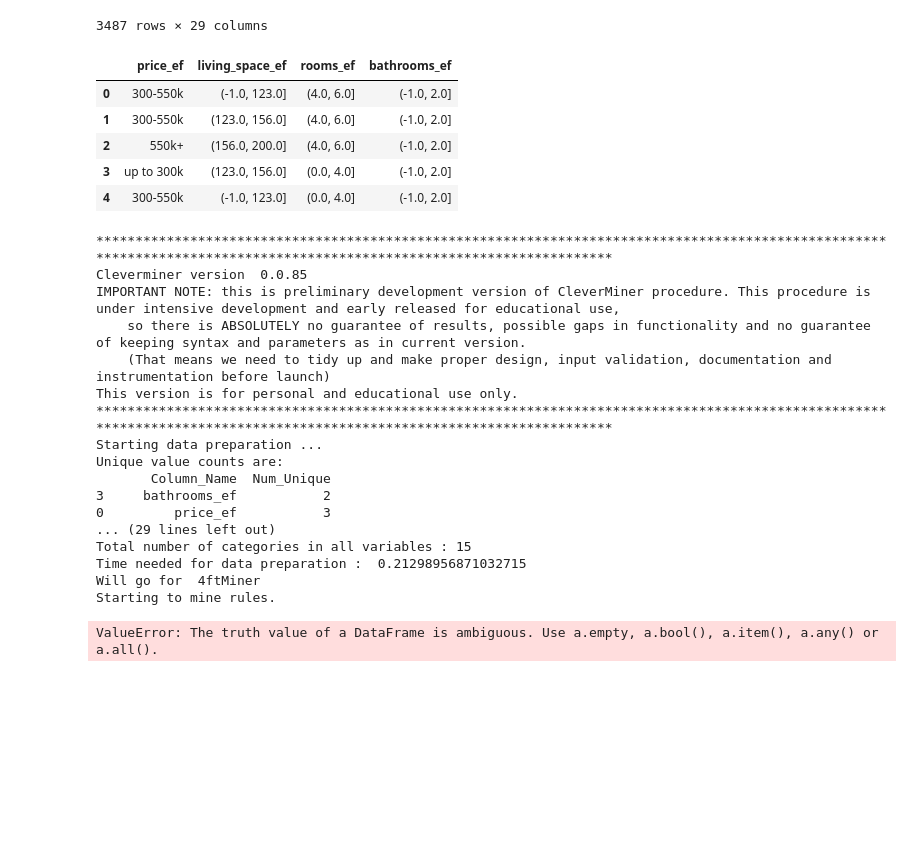
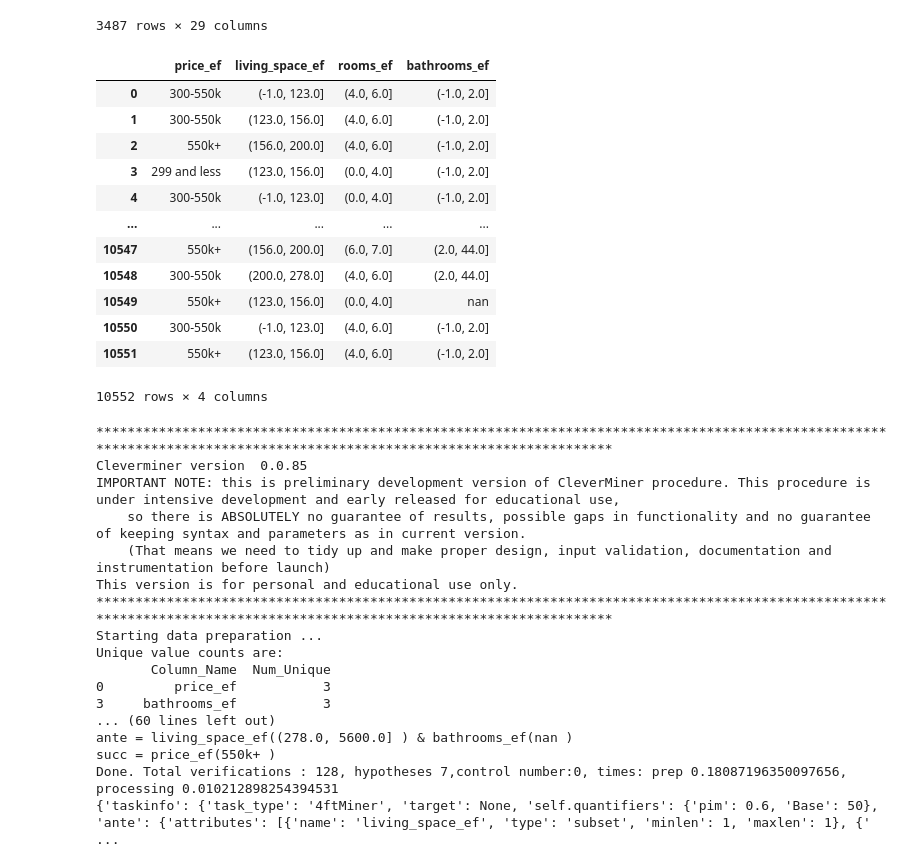
Before and after one commit to clytaemnestra/real-estate-data-analysis, a Jupyter notebook: analysis.ipynb, the cells around one changed output. Cells and saved outputs as stored; diff of their text form; code cells hidden in the pictures; blank space fills up the shorter version.

```diff
--- a/analysis.ipynb
+++ b/analysis.ipynb
@@ -129,8 +131,8 @@ df['Price'].max()
 13000000.0
 # %%
 # make equifrequent categories
-price_intervals = ['up to 300k', '300-550k', '550k+']
-price_ef = pd.qcut(df['Price'], 3, precision=0, labels=price_intervals)
+price_intervals = ['299 and less', '300-550k', '550k+']
+price_ef = pd.qcut(df['Price'], 3, precision=0, labels=price_intervals).astype(str)
 # %%
 # plot equifrequent categories
 plt.figure(figsize=(21,12))
@@ -156,7 +158,7 @@ df['Living_space'].mean()
 216.72100833965087
 # %%
 # ma equifrequent categories
-living_space_ef = pd.qcut(df['Living_space'], 5, precision=0)
+living_space_ef = pd.qcut(df['Living_space'], 5, precision=0).astype(str)
 # %%
 # plot equifrequent categories
 plt.figure(figsize=(21,12))
@@ -488,7 +490,7 @@ plt.show()
 [figure]
 # %%
 # categorize rooms
-rooms_ef = pd.qcut(df['Rooms'], 5, precision=0)
+rooms_ef = pd.qcut(df['Rooms'], 5, precision=0).astype(str)
 rooms_ef
 # %% [output]
 0        (4.0, 6.0]
@@ -507,6 +508,6 @@ Categories (5, interval[float64]): [(0.0, 4.0] < (4.0, 6.0] < (6.0, 7.0] < (7.0,
 # %%
 # categorize bathrooms
-bathrooms_ef = pd.qcut(df['Bathrooms'], 2, precision=0, duplicates='drop')
+bathrooms_ef = pd.qcut(df['Bathrooms'], 2, precision=0, duplicates='drop').astype(str)
 bathrooms_ef
 # %% [output]
 0        (-1.0, 2.0]
@@ -627,11 +623,18 @@ highest_price_cat
   'bathrooms_ef': bathrooms_ef
 })
 # %%
-df_price_living_space.head()
+df_price_living_space
 # %% [output]
 |  | price_ef | living_space_ef | rooms_ef | bathrooms_ef |
 | 0 | 300-550k | (-1.0, 123.0] | (4.0, 6.0] | (-1.0, 2.0] |
 | 1 | 300-550k | (123.0, 156.0] | (4.0, 6.0] | (-1.0, 2.0] |
 | 2 | 550k+ | (156.0, 200.0] | (4.0, 6.0] | (-1.0, 2.0] |
-| 3 | up to 300k | (123.0, 156.0] | (0.0, 4.0] | (-1.0, 2.0] |
+| 3 | 299 and less | (123.0, 156.0] | (0.0, 4.0] | (-1.0, 2.0] |
 | 4 | 300-550k | (-1.0, 123.0] | (0.0, 4.0] | (-1.0, 2.0] |
+| ... | ... | ... | ... | ... |
+| 10547 | 550k+ | (156.0, 200.0] | (6.0, 7.0] | (2.0, 44.0] |
+| 10548 | 300-550k | (200.0, 278.0] | (4.0, 6.0] | (2.0, 44.0] |
+| 10549 | 550k+ | (123.0, 156.0] | (0.0, 4.0] | nan |
+| 10550 | 300-550k | (-1.0, 123.0] | (4.0, 6.0] | (-1.0, 2.0] |
+| 10551 | 550k+ | (123.0, 156.0] | (4.0, 6.0] | (-1.0, 2.0] |
+10552 rows × 4 columns
@@ -647,12 +655,8 @@ hypo = cleverminer(df=df_price_living_space,proc='4ftMiner',
                     ], 'minlen':1, 'maxlen':2, 'type':'con'},
                succ ={
                     'attributes':[
-                        {'name': 'price_ef', 'type': 'subset', 'minlen': 1, 'maxlen': 1}
+                        {'name': 'price_ef', 'type': 'rcut', 'minlen': 1, 'maxlen': 1}
                     ], 'minlen':1, 'maxlen':2, 'type':'con'},
-               cond ={
-                    'attributes':[
-                        {'name': highest_price_cat, 'type': 'subset', 'minlen': 1, 'maxlen': 1}
-                    ], 'minlen':1, 'maxlen':2, 'type':'con'}
                ).result
 
 
@@ -668,11 +672,10 @@ This version is for personal and educational use only.
 Starting data preparation ...
 Unique value counts are:
        Column_Name  Num_Unique
-3     bathrooms_ef           2
 0         price_ef           3
-... (29 lines left out)
-Total number of categories in all variables : 15
-Time needed for data preparation :  0.21298956871032715
-Will go for  4ftMiner
-Starting to mine rules.
+3     bathrooms_ef           3
+... (60 lines left out)
+ante = living_space_ef((278.0, 5600.0] ) & bathrooms_ef(nan )
+succ = price_ef(550k+ )
+Done. Total verifications : 128, hypotheses 7,control number:0, times: prep 0.18087196350097656, processing 0.010212898254394531
+{'taskinfo': {'task_type': '4ftMiner', 'target': None, 'self.quantifiers': {'pim': 0.6, 'Base': 50}, 'ante': {'attributes': [{'name': 'living_space_ef', 'type': 'subset', 'minlen': 1, 'maxlen': 1}, {' ...
-ValueError: The truth value of a DataFrame is ambiguous. Use a.empty, a.bool(), a.item(), a.any() or a.all().
```
Also changed, not shown: parts of 27 cells of this notebook.
